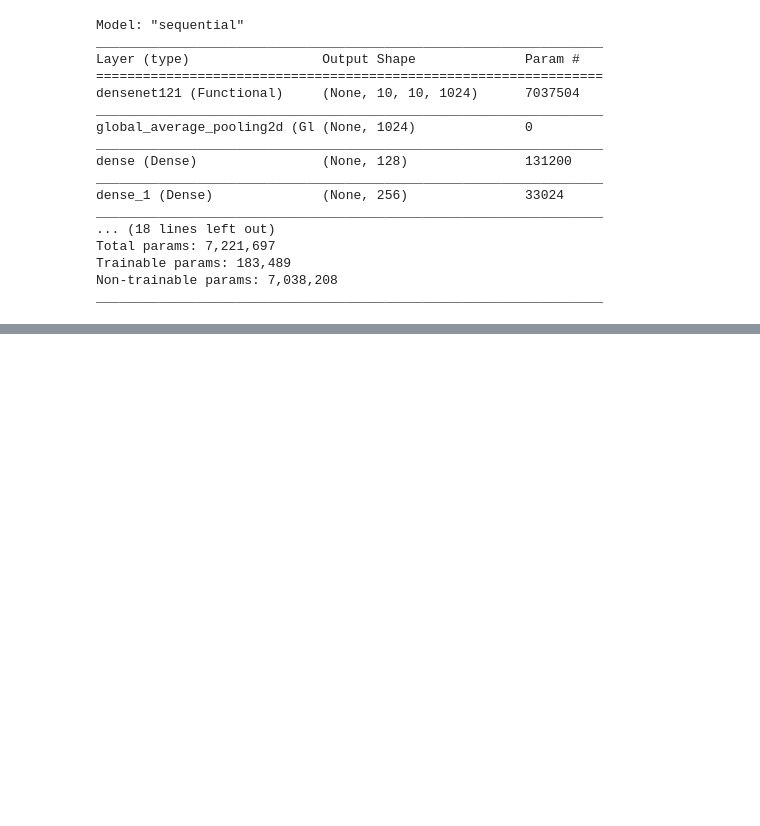
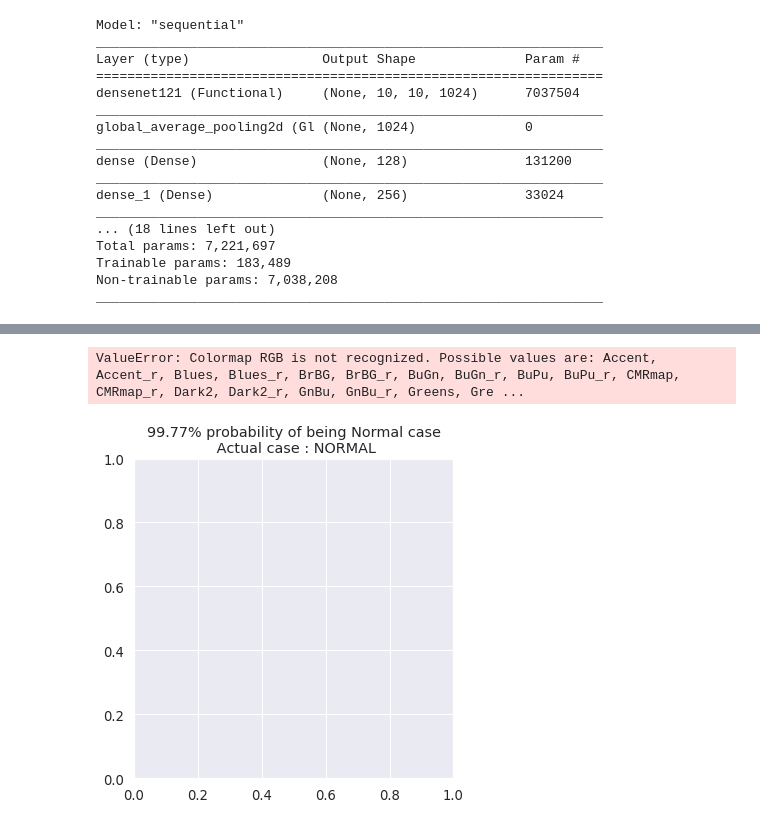
Before and after one commit to chloengnguyen/opacity-detection-chest-xray, a Jupyter notebook: transfer-learning.ipynb, the cells around one changed output, grey strips where cells are left out. Saved outputs shown, nothing was run; the diff lists cells and outputs as text; code cells hidden in the pictures; blank space fills up the shorter version.

```diff
--- a/transfer-learning.ipynb
+++ b/transfer-learning.ipynb
@@ -287,0 +360,20 @@ cm = confusion_matrix(y_test, y_pred_)
+# %%
+dic = {0:'NORMAL', 1:'PNEUMONIA'}
+plt.figure(figsize=(20,20))
+for i in range(0+55, 9+55):
+  plt.subplot(3, 3, (i-55)+1)
+  if y_pred_[i] >=  0.716621398:
+      out = ('{:.2%} probability of being Pneumonia case'.format(y_pred_keras[i][0]))
+
+  else:
+      out = ('{:.2%} probability of being Normal case'.format(1-y_pred_keras[i][0]))
+
+
+
+  plt.title(out + "\n Actual case : "+ dic.get(y_test[i]))
+  plt.imshow(np.squeeze(X_test[i]))
+  plt.axis('off')
+plt.savefig('graph/dense-model.jpeg')
+# %% [output]
+ValueError: Colormap RGB is not recognized. Possible values are: Accent, Accent_r, Blues, Blues_r, BrBG, BrBG_r, BuGn, BuGn_r, BuPu, BuPu_r, CMRmap, CMRmap_r, Dark2, Dark2_r, GnBu, GnBu_r, Greens, Gre ...
+[figure, added]
```
Also changed, not shown: parts of 59 cells of this notebook, 22 other files.
